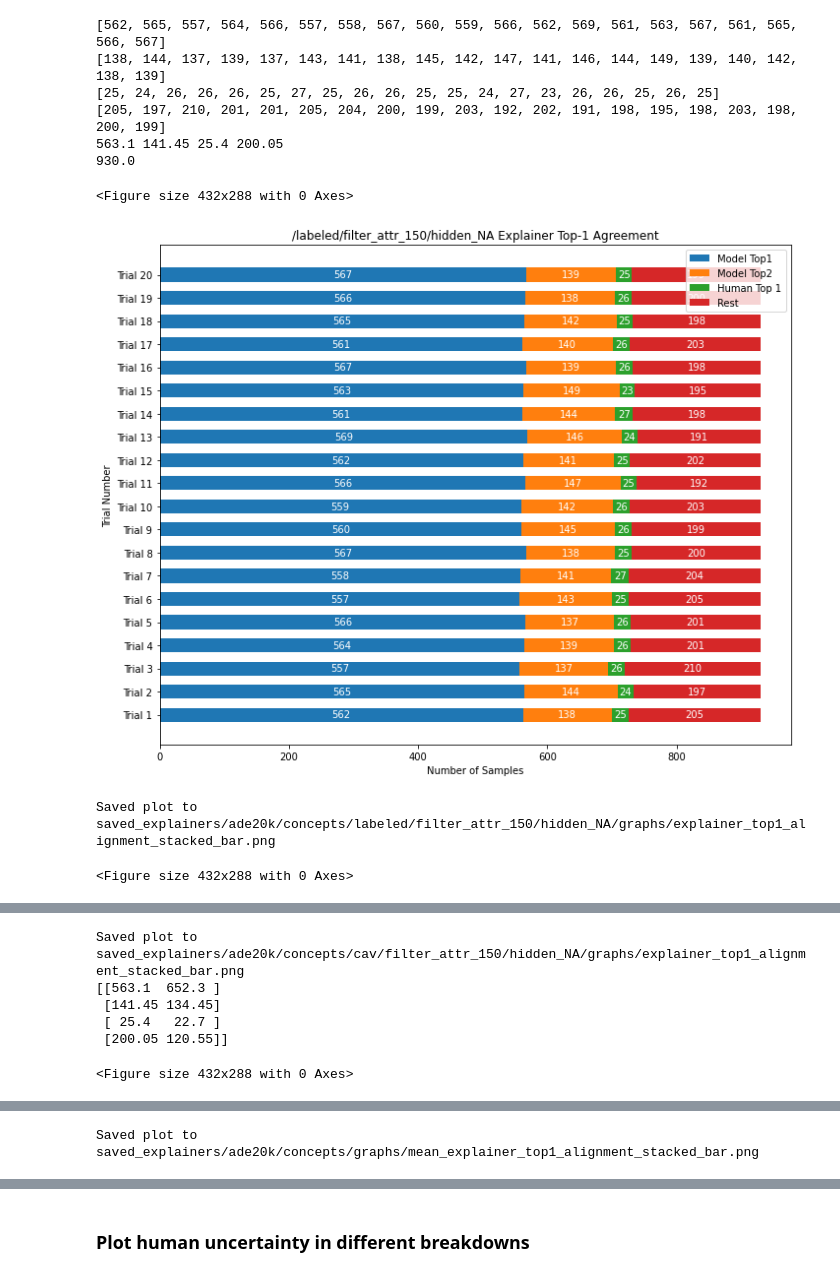
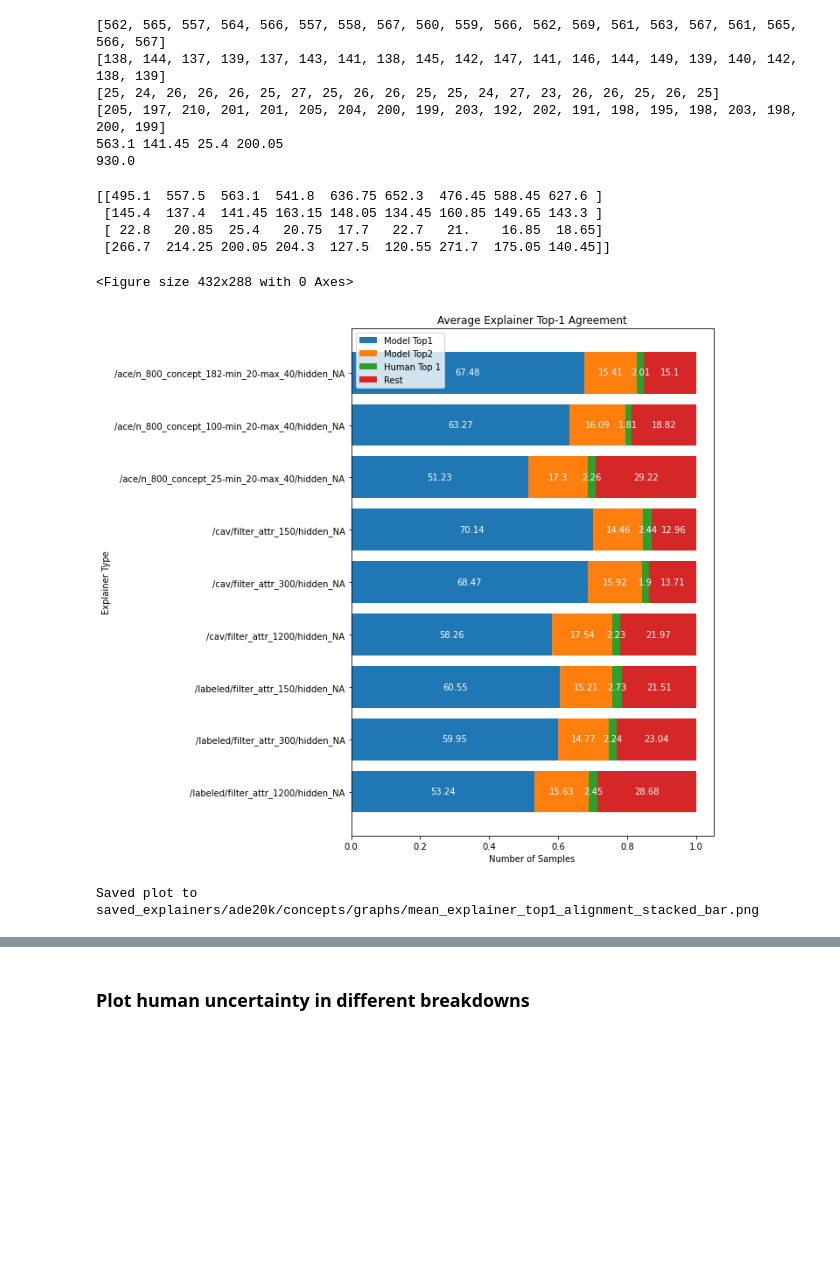
Before and after one commit to allisonchen23/explain-alignment, a Jupyter notebook: repeated_trials_processing.ipynb, the cells around one changed output, grey strips where cells are left out. Drawn from its saved outputs; the diff is of its cells as text; code cells hidden in the pictures; blank space fills up the shorter version.

Commit message:
ran trials for ACE and CAV explainers

```diff
--- a/repeated_trials_processing.ipynb
+++ b/repeated_trials_processing.ipynb
@@ -549,7 +565,7 @@ def stacked_horizontal_bar_chart(data,
                                  xlabel=None,
                                  ylabel=None,
                                  fig_size=None,
-                                 display_values=False,
+                                 display_values='absolute',
                                  show=True,
                                  save_path=None):
     '''
@@ -611,6 +627,17 @@ def stacked_horizontal_bar_chart(data,
     if bar_height is None:
         bar_height = 0.8
 
+
+    # Check value for display_values is valid
+    valid_display_values = ['absolute', 'relative']
+    if display_values is not None or display_values != "":
+        assert display_values in valid_display_values, "Received invalid value for display_values: {}. Must be one of {}".format(
+            display_values, valid_display_values)
+
+    if display_values == 'relative':
+        sums = np.sum(data, axis=0)
+        data = data / sums
+
     y_pos = np.arange(n_classes)
     lefts = np.zeros((n_classes))
     bars = []
@@ -622,8 +649,10 @@ def stacked_horizontal_bar_chart(data,
                 left=lefts)
         bars.append(rects)
 
-        if display_values:
+        if display_values == 'absolute':
             ax.bar_label(rects, label_type='center', color='white')
+        elif display_values == 'relative':
+            ax.bar_label(rects, labels=np.round(sections * 100, 2), fmt='%.2f%%', label_type='center', color='white')
         lefts += sections
 
     # Display legend
@@ -689,11 +718,17 @@ print(mean_n_me_overalls + mean_n_m2e_overalls + mean_n_me_misaligned_h1e_overal
 legend = ['Model Top1', 'Model Top2', 'Human Top 1', 'Rest']
 
 keys = ['me_overall', 'm2e_overall', 'me_misaligned_h1e_overall', 'me_misaligned_rest']
+across_trial_overalls = {}
+for key in keys:
+    across_trial_overalls[key] = []
+
 across_trial_means = []
 across_trial_stds = []
 id_head = 'concepts'
 explainer_ids = []
 parents = []
+
+graph = False
 for idx, (_, repeated_trials_parent) in enumerate(paths):
     parents.append(repeated_trials_parent)
     repeated_trials_dir = os.path.join(repeated_trials_parent, 'repeated_trials')
@@ -715,51 +750,56 @@ for idx, (_, repeated_trials_parent) in enumerate(paths):
     for key in keys:
         n_overall, n_mean, n_std = get_n_samples(partition_idxs, key)
         overalls.append(n_overall) # n_overall is a list of n_trials length
-        means.append(n_mean),
+        means.append(n_mean)
         stds.append(n_std)
+        across_trial_overalls[key].append(n_overall)
 
     # Graph for repeated trials
     save_path = os.path.join(graph_save_dir, 'explainer_top1_alignment_stacked_bar.png')
-    stacked_horizontal_bar_chart(
-        data=overalls,
-        bar_height=0.6,
-        labels=['Trial {}'.format(i+1) for i in range(len(overalls[0]))],
-        display_values=True,
-        legend=legend,
-        xlabel='Number of Samples',
-        ylabel='Trial Number',
-        title='{} Explainer Top-1 Agreement'.format(explainer_id),
-        fig_size=(10, 8),
-        save_path=save_path)
-    print("Saved plot to {}".format(save_path))
+    if graph:
+        stacked_horizontal_bar_chart(
+            data=overalls,
+            bar_height=0.6,
+            labels=['Trial {}'.format(i+1) for i in range(len(overalls[0]))],
+            display_values='absolute',
+            legend=legend,
+            xlabel='Number of Samples',
+            ylabel='Trial Number',
+            title='{} Explainer Top-1 Agreement'.format(explainer_id),
+            fig_size=(10, 8),
+            save_path=save_path)
+        print("Saved plot to {}".format(save_path))
 
     across_trial_means.append(means)
     across_trial_stds.append(stds)
 
 # Transpose means and stds from so each row corresponds with a bar section
 across_trial_means = np.array(across_trial_means).T
 across_trial_stds = np.array(across_trial_stds).T
 print(across_trial_means)
 
 # Graph for average across repeated trials while varying explainer
 shared_dir = os.path.commonpath(parents)
 shared_graph_dir = os.path.join(shared_dir, 'graphs')
 ensure_dir(shared_graph_dir)
 save_path = os.path.join(shared_graph_dir, 'mean_explainer_top1_alignment_stacked_bar.png')
 stacked_horizontal_bar_chart(
     data=across_trial_means,
     bar_height=0.8,
     labels=explainer_ids,
-    display_values=True,
+    display_values='relative',
     legend=legend,
     xlabel='Number of Samples',
     ylabel='Explainer Type',
     title='Average Explainer Top-1 Agreement',
-    fig_size=(8,5),
+    fig_size=(10, len(paths)),
     save_path=save_path)
 print("Saved plot to {}".format(save_path))
 # %% [output]
-<Figure size 432x288 with 0 Axes>
+[[495.1  557.5  563.1  541.8  636.75 652.3  476.45 588.45 627.6 ]
+ [145.4  137.4  141.45 163.15 148.05 134.45 160.85 149.65 143.3 ]
+ [ 22.8   20.85  25.4   20.75  17.7   22.7   21.    16.85  18.65]
+ [266.7  214.25 200.05 204.3  127.5  120.55 271.7  175.05 140.45]]
+<Figure size 432x288 with 0 Axes>
-[figure, old version]
+[figure, new version]
-Saved plot to saved_explainers/ade20k/concepts/labeled/filter_attr_150/hidden_NA/graphs/explainer_top1_alignment_stacked_bar.png
-<Figure size 432x288 with 0 Axes>
+Saved plot to saved_explainers/ade20k/concepts/graphs/mean_explainer_top1_alignment_stacked_bar.png
@@ -767,6 +805,0 @@ Saved plot to saved_explainers/ade20k/concepts/labeled/filter_attr_150/hidden_NA
-Saved plot to saved_explainers/ade20k/concepts/cav/filter_attr_150/hidden_NA/graphs/explainer_top1_alignment_stacked_bar.png
-[[563.1  652.3 ]
- [141.45 134.45]
- [ 25.4   22.7 ]
- [200.05 120.55]]
-<Figure size 432x288 with 0 Axes>
@@ -774 +805,0 @@ Saved plot to saved_explainers/ade20k/concepts/cav/filter_attr_150/hidden_NA/gra
-Saved plot to saved_explainers/ade20k/concepts/graphs/mean_explainer_top1_alignment_stacked_bar.png
```
Also changed, not shown: parts of 12 cells of this notebook, 11 other files.
